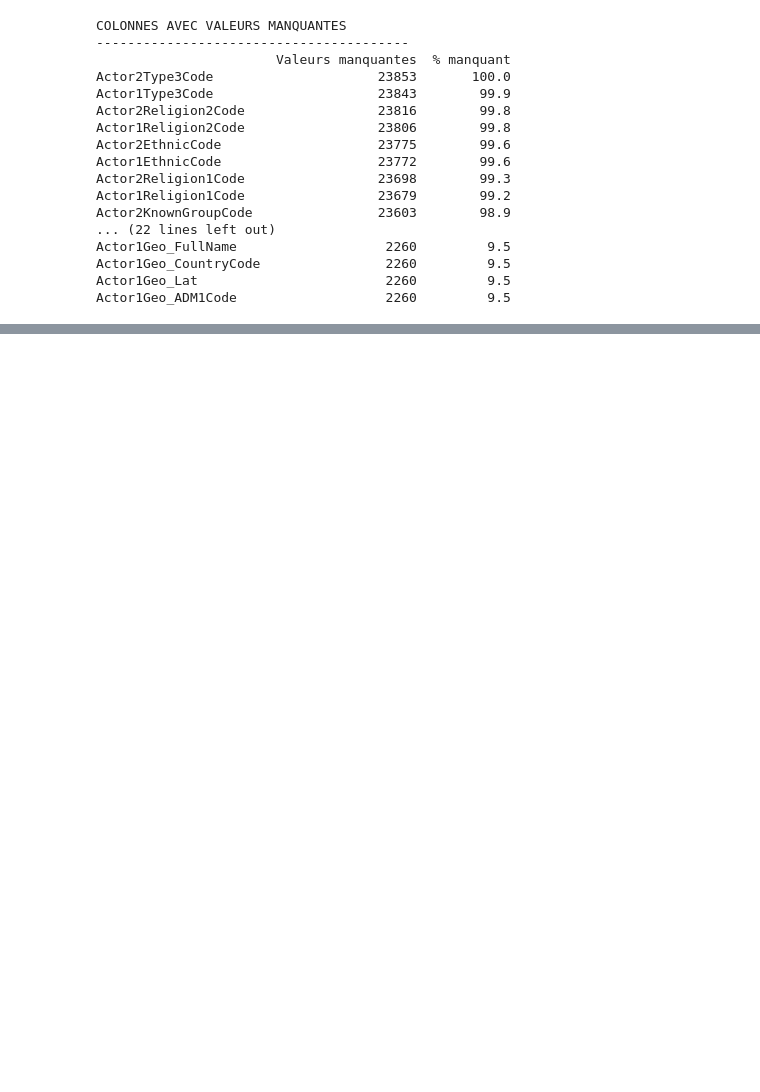
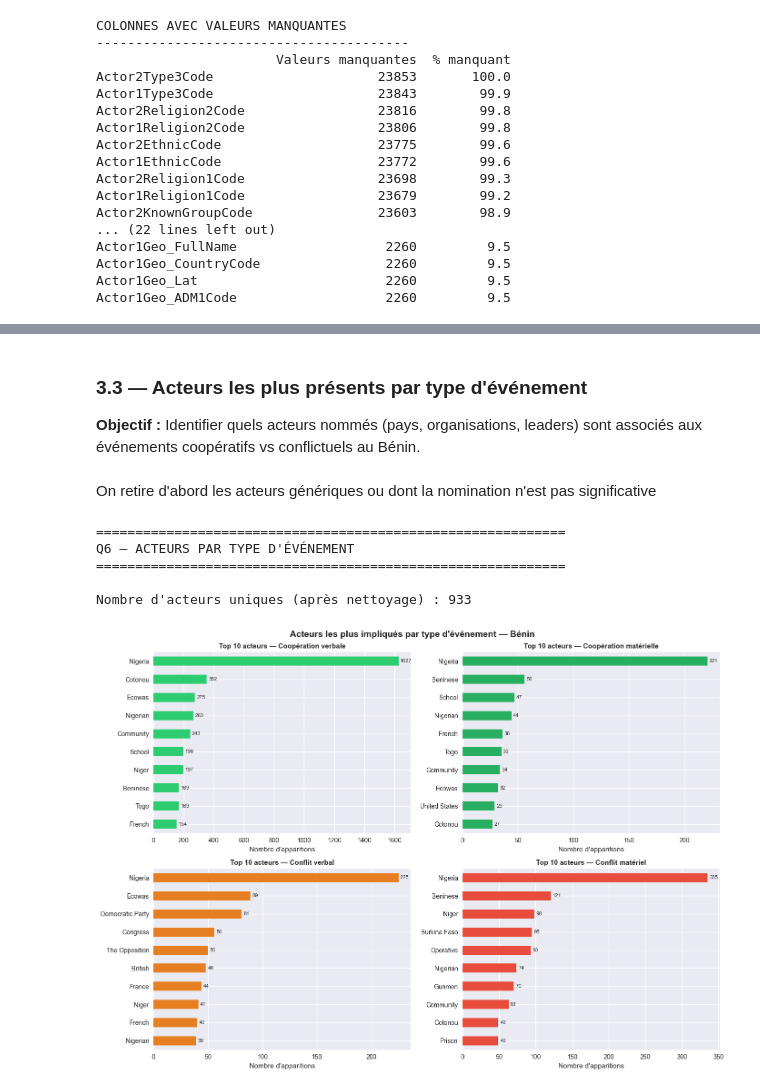
Before and after one commit to Equipe-003/Hackathon_iSHEEROXDatacamp, a Jupyter notebook: notebooks/data_exploration.ipynb, the cells around one changed output, grey strips where cells are left out. Cells and saved outputs as stored; diff of their text form; code cells hidden in the pictures; blank space fills up the shorter version.

```diff
--- a/notebooks/data_exploration.ipynb
+++ b/notebooks/data_exploration.ipynb
@@ -790,0 +449,77 @@ Name: count, dtype: int64
+# %% [markdown]
+### 3.3 — Acteurs les plus présents par type d'événement
+**Objectif :** Identifier quels acteurs nommés (pays, organisations, leaders) sont associés aux événements coopératifs vs conflictuels au Bénin.
+# %% [markdown]
+On retire d'abord les acteurs génériques ou dont la nomination n'est pas significative
+# %%
+# ── Nettoyage des acteurs génériques ────────────────────────────────────────
+acteurs_generiques = {
+    'GOVERNMENT', 'POLICE', 'MILITARY', 'OFFICIAL', 'MINISTER',
+    'CITIZEN', 'PEOPLE', 'MEDIA', 'LEADER', 'AUTHORITY',
+    'ADMINISTRATION', 'FORCES', 'UNIT', 'OFFICIAL', 'PRESIDENT',
+    'PRIME MINISTER', 'MINISTER', 'LAWMAKER', 'SENATE', 'PARLIAMENT',
+    'GOVERNOR', 'HOSPITAL', 'AFRICA', 'MINIST', 'SOLDIER',
+}
+
+print("=" * 60)
+print("Q6 — ACTEURS PAR TYPE D'ÉVÉNEMENT")
+print("=" * 60)
+
+# Combiner Actor1 et Actor2 avec leur QuadLabel
+actors_df = pd.concat([
+    df[['Actor1Name', 'QuadLabel', 'Actor1CountryCode']].rename(
+        columns={'Actor1Name': 'ActorName', 'Actor1CountryCode': 'CountryCode'}),
+    df[['Actor2Name', 'QuadLabel', 'Actor2CountryCode']].rename(
+        columns={'Actor2Name': 'ActorName', 'Actor2CountryCode': 'CountryCode'}),
+], ignore_index=True)
+
+# Nettoyer
+actors_df = actors_df[
+    actors_df['ActorName'].notna() &
+    (~actors_df['ActorName'].str.strip().str.upper().isin(acteurs_generiques)) &
+    (actors_df['ActorName'].str.strip() != '') &
+    (actors_df['QuadLabel'] != 'Inconnu')
+].copy()
+
+actors_df['ActorName'] = actors_df['ActorName'].str.strip().str.title()
+
+# Exclure "Benin" et "Benin City" car omniprésents et peu informatifs
+actors_df = actors_df[~actors_df['ActorName'].isin(['Benin', 'Benin City'])]
+
+print(f"\nNombre d'acteurs uniques (après nettoyage) : {actors_df['ActorName'].nunique()}")
+# %% [output]
+============================================================
+Q6 — ACTEURS PAR TYPE D'ÉVÉNEMENT
+============================================================
+
+Nombre d'acteurs uniques (après nettoyage) : 933
+# %%
+# ── Top acteurs par QuadClass ────────────────────────────────────────────────
+quad_labels = ['Coopération verbale', 'Coopération matérielle',
+               'Conflit verbal', 'Conflit matériel']
+quad_colors = ['#2ecc71', '#27ae60', '#e67e22', '#e74c3c']
+
+fig, axes = plt.subplots(2, 2, figsize=(14, 10))
+axes = axes.flatten()
+
+for idx, (quad, color) in enumerate(zip(quad_labels, quad_colors)):
+    top = (
+        actors_df[actors_df['QuadLabel'] == quad]['ActorName']
+        .value_counts()
+        .head(10)
+        .sort_values()
+    )
+    if top.empty:
+        axes[idx].set_visible(False)
+        continue
+    top.plot(kind='barh', ax=axes[idx], color=color)
+    axes[idx].set_title(f"Top 10 acteurs — {quad}", fontsize=11, fontweight='bold')
+    axes[idx].set_xlabel("Nombre d'apparitions")
+    axes[idx].set_ylabel("")
+    axes[idx].bar_label(axes[idx].containers[0], padding=3, fontsize=8)
+
+plt.suptitle("Acteurs les plus impliqués par type d'événement — Bénin", fontsize=14, fontweight='bold')
+plt.tight_layout()
+plt.show()
+# %% [output]
+[figure, added]
```
Also changed, not shown: parts of 33 cells of this notebook.
